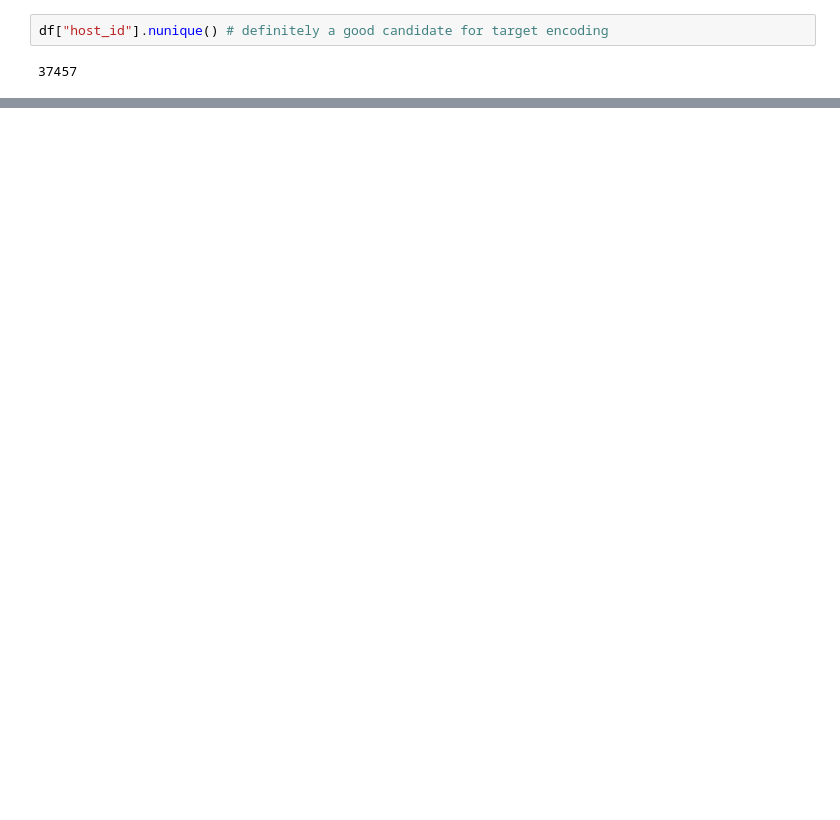
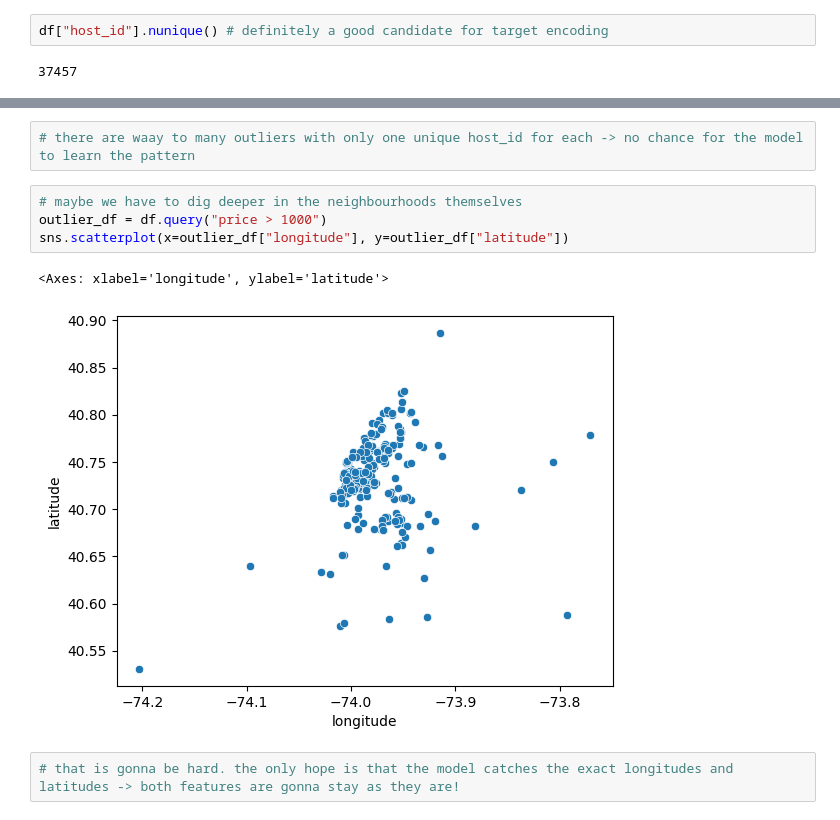
Before and after one commit to IlyasTcr/new-york-airbnb, a Jupyter notebook: main.ipynb, the cells around one changed output, grey strips where cells are left out. Saved outputs shown, nothing was run; the diff lists cells and outputs as text; blank space fills up the shorter version.

```diff
--- a/main.ipynb
+++ b/main.ipynb
@@ -161,0 +209,11 @@ df[["name"]].iloc[550:600]
+# %%
+# there are waay to many outliers with only one unique host_id for each -> no chance for the model to learn the pattern
+# %%
+# maybe we have to dig deeper in the neighbourhoods themselves
+outlier_df = df.query("price > 1000")
+sns.scatterplot(x=outlier_df["longitude"], y=outlier_df["latitude"])
+# %% [output]
+<Axes: xlabel='longitude', ylabel='latitude'>
+[figure, added]
+# %%
+# that is gonna be hard. the only hope is that the model catches the exact longitudes and latitudes -> both features are gonna stay as they are!
```
Also changed, not shown: parts of 17 cells of this notebook.
